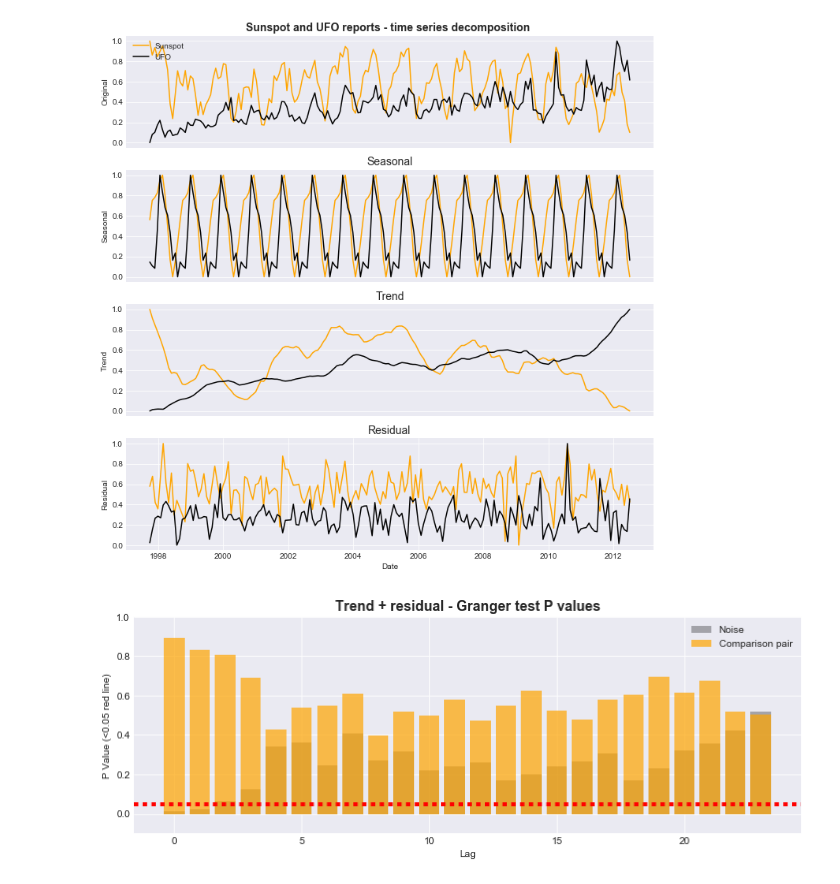
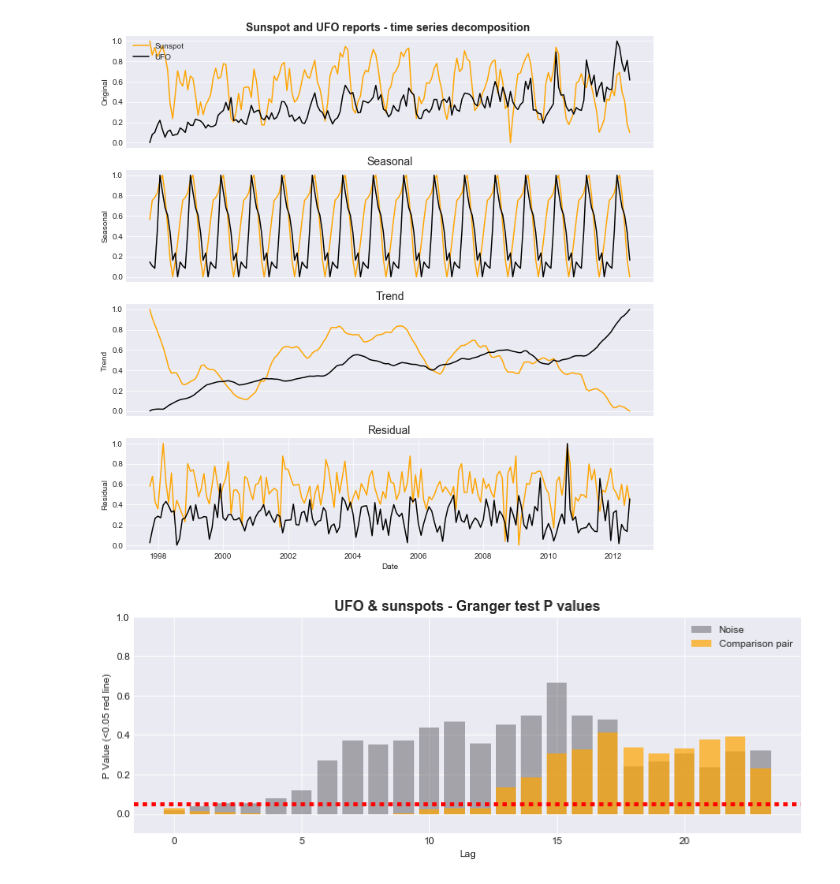
Before and after one commit to amandalouparker/solaractivity, a Jupyter notebook: Notebook_ufo_sunspots_monthly_v03_latest.ipynb, the cells around one changed output. Saved outputs shown, nothing was run; the diff lists cells and outputs as text; code cells hidden in the pictures.

```diff
--- a/Notebook_ufo_sunspots_monthly_v03_latest.ipynb
+++ b/Notebook_ufo_sunspots_monthly_v03_latest.ipynb
@@ -228,3 +235,11 @@ x3 = x3.transpose()
+# %%
+# look at residual only
+x1 = pd.DataFrame([Y1,Y2])
+x1 = x1.transpose().copy()
+x2 = pd.DataFrame([Y1,Y1])
+x2 = x2.transpose().copy()
+x3 = pd.DataFrame([np.random.randn(len(Y1)),np.random.randn(len(Y1))])
+x3 = x3.transpose().copy()
 # %%
 maxlag = 24 #12 for seaonal
 gr1 = statsmodels.tsa.stattools.grangercausalitytests(x1, maxlag, verbose=False)
@@ -233,28 +248,28 @@ gr3 = statsmodels.tsa.stattools.grangercausalitytests(x3, maxlag, verbose=False)
 # %%
 #Plot the granger p values
 resd1 = {}
 for i in range(0,maxlag):
     resd1[i] = gr1[i+1][0]['params_ftest'][1]
 resd2 = {}
 for i in range(0,maxlag):
     resd2[i] = gr2[i+1][0]['params_ftest'][1]
 resd3 = {}
 for i in range(0,maxlag):
     resd3[i] = gr3[i+1][0]['params_ftest'][1]
 pvals1 = pd.Series(resd1)
 pvals2 = pd.Series(resd2)
 pvals3 = pd.Series(resd3)
 plt.figure(figsize=(12,4))
 plt.ylim(-0.1,1)
 
 #plt.bar(pvals2.index,pvals2,color='k',alpha=.1, label='UFO+noise')
 plt.bar(pvals3.index,pvals3,color='k',alpha=.3, label="Noise")
 plt.bar(pvals1.index,pvals1, color='orange',alpha=.7, label='Comparison pair')
 plt.axhline(0.05, ls=':', c='r', linewidth=4)
 plt.legend(loc='upper right')
-plt.title('Trend + residual - Granger test P values', fontsize=14, fontweight='bold')
+plt.title('UFO & sunspots - Granger test P values', fontsize=14, fontweight='bold')
 plt.xlabel('Lag')
 plt.ylabel('P Value (<0.05 red line)')
 plt.savefig('./imgs/UFOsunspots_granger_pvals_seasonal_removed.png')
 # %% [output]
-[figure, old version]
+[figure, new version]
```
Also changed, not shown: parts of 12 cells of this notebook, 1 other file.
